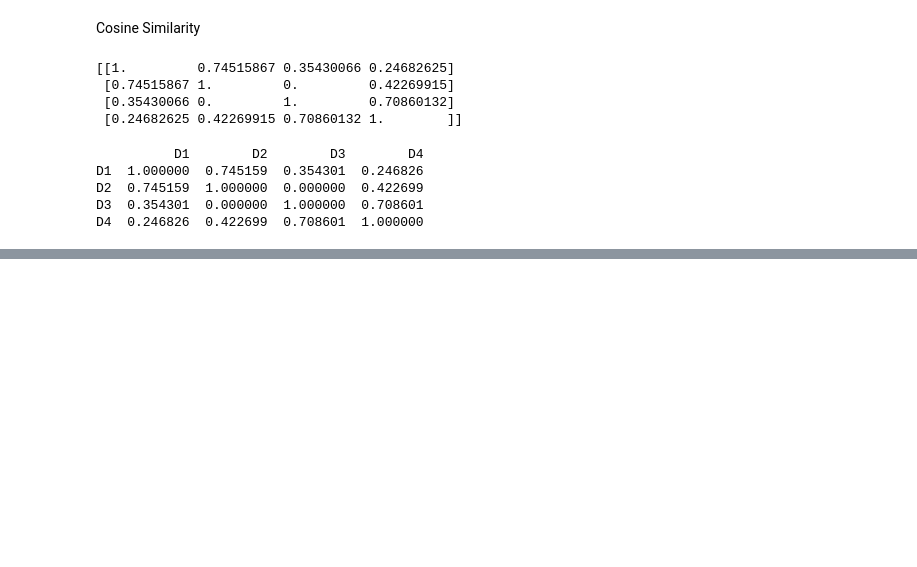
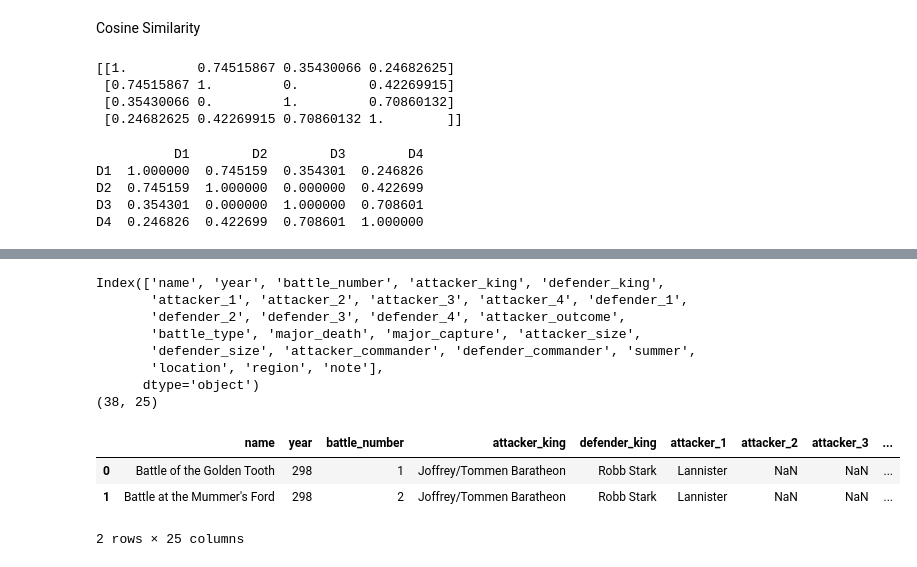
Before and after one commit to syedadilejazz/DBSCAN-Algorithm, a Jupyter notebook: Text_Representation_Word_Embeddings_1.ipynb, the cells around one changed output, grey strips where cells are left out. Saved outputs shown, nothing was run; the diff lists cells and outputs as text; code cells hidden in the pictures; blank space fills up the shorter version.

```diff
--- a/Text_Representation_Word_Embeddings_1.ipynb
+++ b/Text_Representation_Word_Embeddings_1.ipynb
@@ -240,0 +302,18 @@ ParserError: Error tokenizing data. C error: EOF inside string starting at row 1
+# %%
+df=pd.read_csv(r"battles.csv")
+print(df.columns)
+print(df.shape)
+df.head(2)
+# %% [output]
+Index(['name', 'year', 'battle_number', 'attacker_king', 'defender_king',
+       'attacker_1', 'attacker_2', 'attacker_3', 'attacker_4', 'defender_1',
+       'defender_2', 'defender_3', 'defender_4', 'attacker_outcome',
+       'battle_type', 'major_death', 'major_capture', 'attacker_size',
+       'defender_size', 'attacker_commander', 'defender_commander', 'summer',
+       'location', 'region', 'note'],
+      dtype='object')
+(38, 25)
+|  | name | year | battle_number | attacker_king | defender_king | attacker_1 | attacker_2 | attacker_3 | ... |
+| 0 | Battle of the Golden Tooth | 298 | 1 | Joffrey/Tommen Baratheon | Robb Stark | Lannister | NaN | NaN | ... |
+| 1 | Battle at the Mummer's Ford | 298 | 2 | Joffrey/Tommen Baratheon | Robb Stark | Lannister | NaN | NaN | ... |
+2 rows × 25 columns
```
Also changed, not shown: parts of 28 cells of this notebook.
